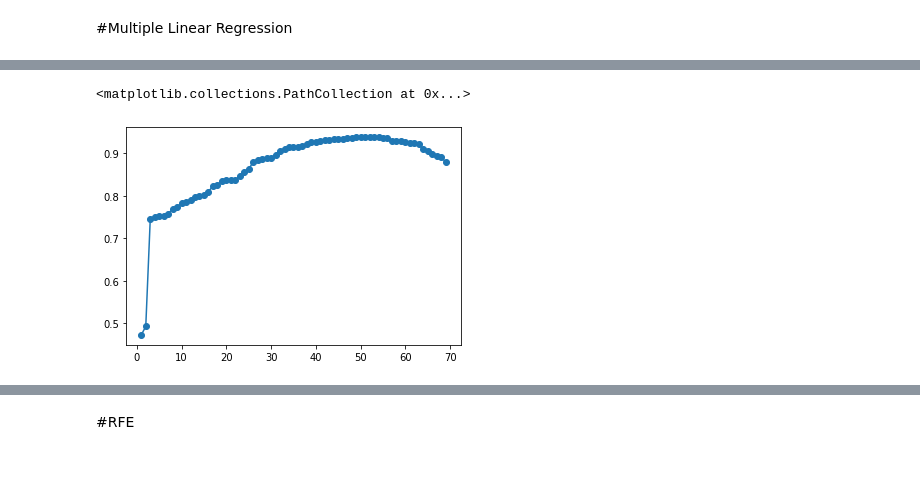
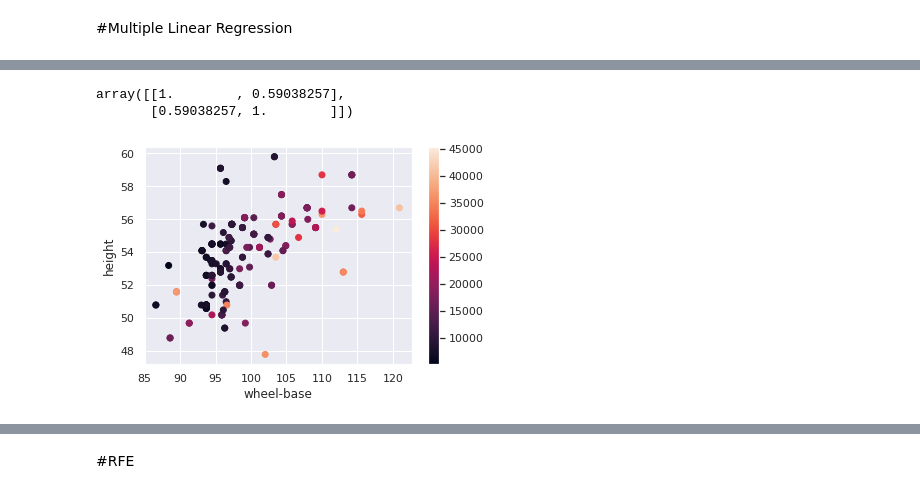
Before and after one commit to RobinTeotia/LinearModels_Project, a Jupyter notebook: Project_LinearModel_Automobiles.ipynb, the cells around one changed output, grey strips where cells are left out. Drawn from its saved outputs; the diff is of its cells as text; code cells hidden in the pictures; blank space fills up the shorter version.

```diff
--- a/Project_LinearModel_Automobiles.ipynb
+++ b/Project_LinearModel_Automobiles.ipynb
@@ -209,7 +200,13 @@ for i in  n:
-# %%
-fig = plt.figure()
-plt.plot(n, rsq, '-')
-plt.scatter(n,rsq)
-# %% [output]
-<matplotlib.collections.PathCollection at 0x...>
-[figure, removed]
+# %%
+plt.scatter(df['wheel-base'],df['height'], c= df['price'])
+plt.xlabel("wheel-base")
+plt.ylabel("height")
+plt.colorbar()
+
+slctd_features = ['height', 'curb-weight', 'engine-size', 'horsepower', 'engine-type_ohc']
+
+np.corrcoef(df['height'], df['wheel-base'])
+# %% [output]
+array([[1.        , 0.59038257],
+       [0.59038257, 1.        ]])
+[figure, added]
```
Also changed, not shown: parts of 48 cells of this notebook.
